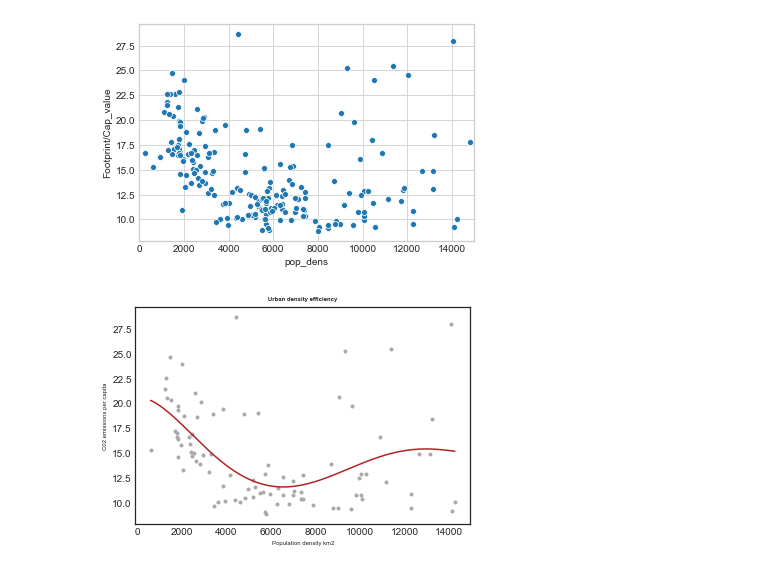
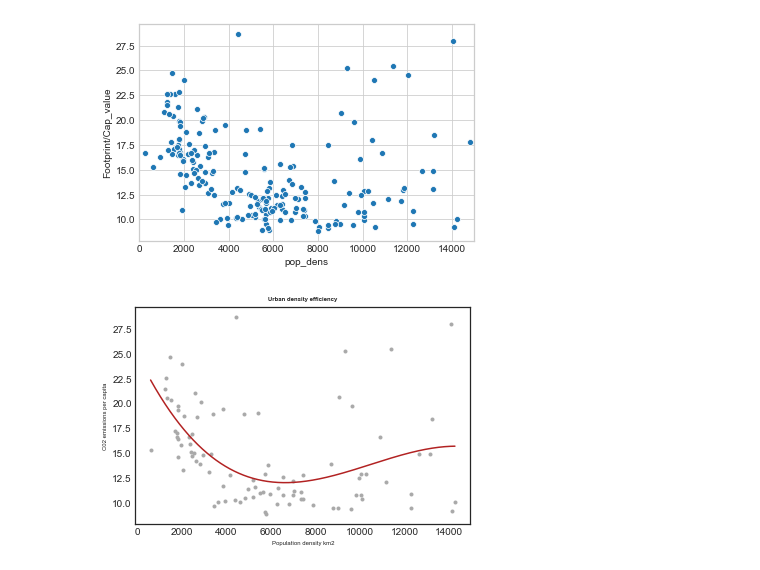
Before and after one commit to 107SBakst/107SBakst.github.io, a Jupyter notebook: Python/Project_chart1.ipynb, the cells around one changed output. Drawn from its saved outputs; the diff is of its cells as text; code cells hidden in the pictures.

Commit message:
project 1 df python complete

```diff
--- a/Python/Project_chart1.ipynb
+++ b/Python/Project_chart1.ipynb
@@ -83,30 +83,30 @@ plt.xlim(-5,15000)
 # %%
 from sklearn.preprocessing import PolynomialFeatures
 from sklearn.pipeline import make_pipeline
 from sklearn.linear_model import LinearRegression
-data = mfdf[['pop_dens', 'Footprint/Cap_value', 'Population']].dropna()
-data = data[data['Population'] > 500000]
-x = data['pop_dens'][data['pop_dens'] < 15000]
-y = data['Footprint/Cap_value'][data['pop_dens'] < 15000]
+data = mfdf[['pop_dens', 'Footprint/Cap_value', 'Population']].dropna() # To plot the chart we must filter out for null rows.
+data = data[data['Population'] > 500000] # I am only interested in large cities with populations greater than 500,000 people.
+x = data['pop_dens'][data['pop_dens'] < 15000] # Removing very dense cities that are outliers.
+y = data['Footprint/Cap_value'][data['pop_dens'] < 15000] # Removing very dense cities that are outliers.
 
 
-poly_model = make_pipeline(PolynomialFeatures(5),
+poly_model = make_pipeline(PolynomialFeatures(3), # Chosen a polynomial regression to see if there is a nonlinear relationship between per capita carbon emissions and urban density.
                            LinearRegression())
 poly_model.fit(x[:, np.newaxis], y)
-xfit = np.linspace(min(x), max(x), 1000)
+xfit = np.linspace(min(x), max(x), 1000) # Creating 1000 xfit values.
 chart_fit = pd.DataFrame(data=poly_model.predict(xfit[:, np.newaxis]), columns = ['yfit'])
-chart_fit['xfit'] = xfit
-yfit = chart_fit['yfit']
-plt.style.use('seaborn-white')
+chart_fit['xfit'] = xfit # saving the fitted variables in a new df called chart_fit.
+yfit = chart_fit['yfit'] # saving the fitted variables in a new df called chart_fit.
+plt.style.use('seaborn-white') # Creating the sns chart to see the relationship.
 plt.scatter(x, y, color='darkgrey', marker='.')
 plt.plot(xfit, yfit ,color='firebrick')
 plt.xlabel('Population density km2', size=6)
 plt.ylabel('C02 emissions per capita', size=6)
 plt.title('Urban density efficiency', size=6, weight='bold')
 
 chart_fit = chart_fit.join(x)
 chart_fit = chart_fit.join(y)
 project1df = chart_fit
-save = project1df.to_json(r'C:\Users\vw191\OneDrive\Documents\GitHub\107SBakst.github.io\data\project1df.json')
+save = project1df.to_json(r'C:\Users\vw191\OneDrive\Documents\GitHub\107SBakst.github.io\data\project1df.json') # Uploads the new df as a json file straight to github repository.
 # %% [output]
-[figure, old version]
+[figure, new version]
```
Also changed, not shown: 1 other file.
